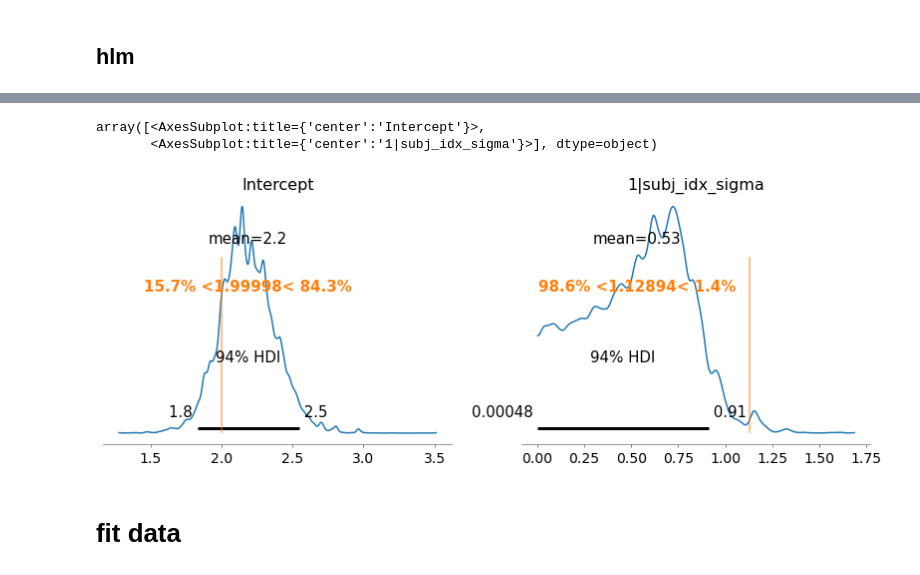
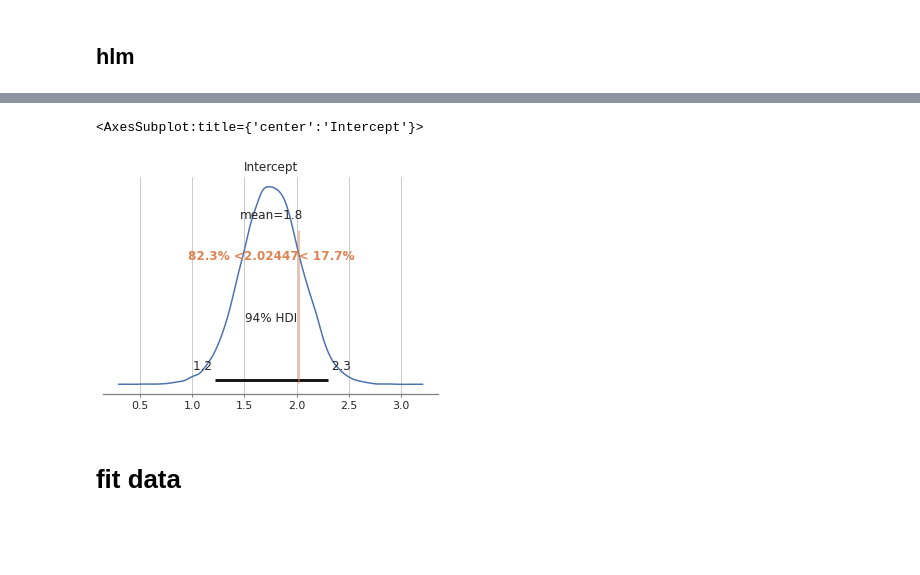
Before and after one commit to Yikang1020/Central-parietal-positive, a Jupyter notebook: 2_Study/2_4_Analysis/2_4_2_Scripts/parameter_recovery_hddm.ipynb, the cells around one changed output, grey strips where cells are left out. Cells and saved outputs as stored; diff of their text form; code cells hidden in the pictures; blank space fills up the shorter version.

```diff
--- a/2_Study/2_4_Analysis/2_4_2_Scripts/parameter_recovery_hddm.ipynb
+++ b/2_Study/2_4_Analysis/2_4_2_Scripts/parameter_recovery_hddm.ipynb
@@ -246,7 +246,7 @@ pt.RainCloud(x = 'response',
 ## hlm
 # %%
 # contrust model
-m1 = bmb.Model("v ~ 1 + (1|subj_idx)", data=param_pm)
+m1 = bmb.Model("v ~ 1", data=param_pm)
 # model fit
 res1 = m1.fit(draws=4000, tune=1000, chains=4,cores=4)
 # %% [output]
@@ -273,12 +263,11 @@ m1.graph()
 [drawing not drawn]
 # %%
 az.plot_posterior(res1,
-                  var_names=['Intercept','1|subj_idx_sigma'],
-                  ref_val=[mu_v,sig_v])
+                  var_names=['Intercept'],
+                  ref_val=[mu_v])
 # %% [output]
-array([<AxesSubplot:title={'center':'Intercept'}>,
-       <AxesSubplot:title={'center':'1|subj_idx_sigma'}>], dtype=object)
+<AxesSubplot:title={'center':'Intercept'}>
-[figure, old version]
+[figure, new version]
 # %% [markdown]
 # fit data
 # %%
```
Also changed, not shown: parts of 3 cells of this notebook.
